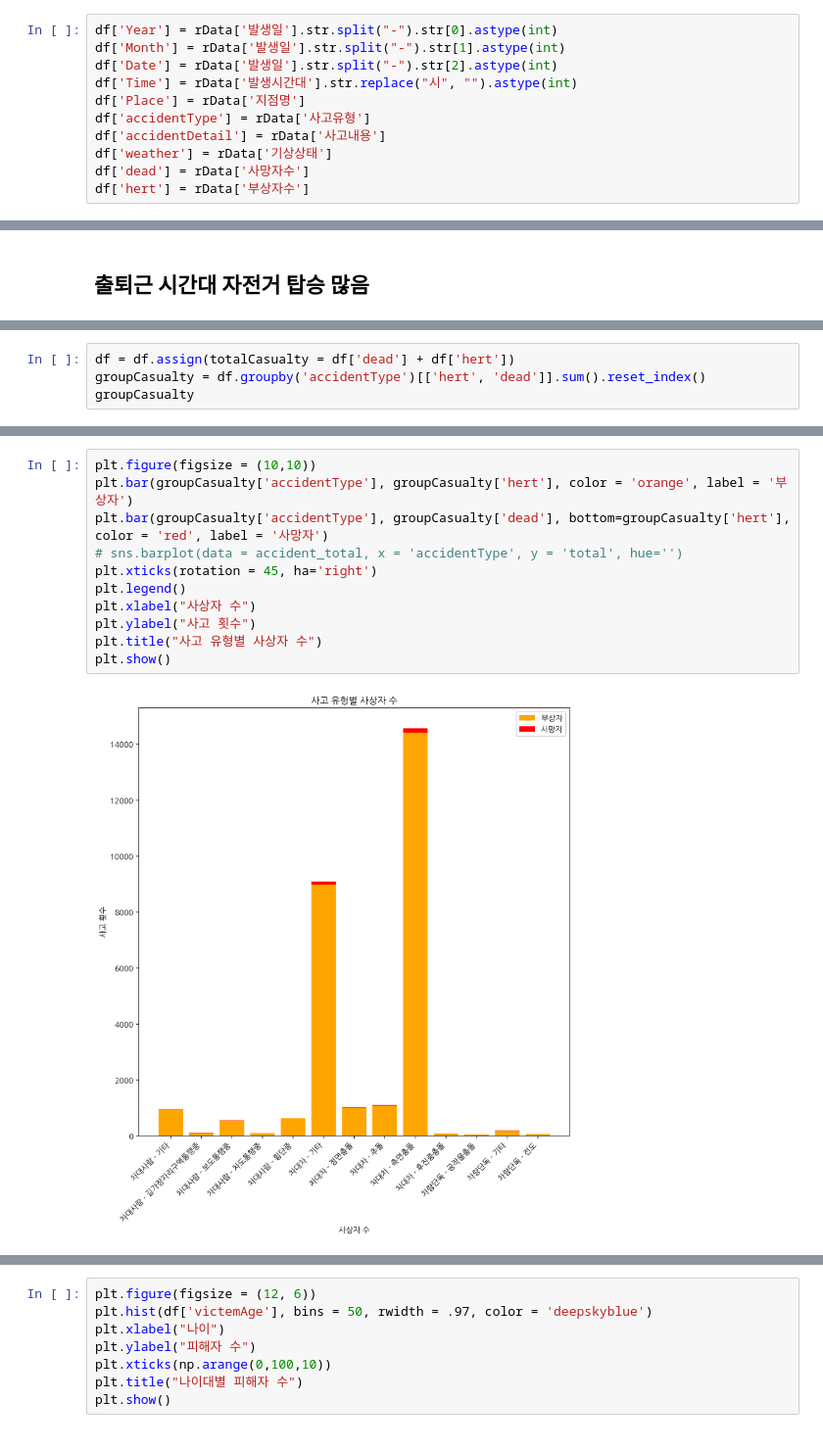
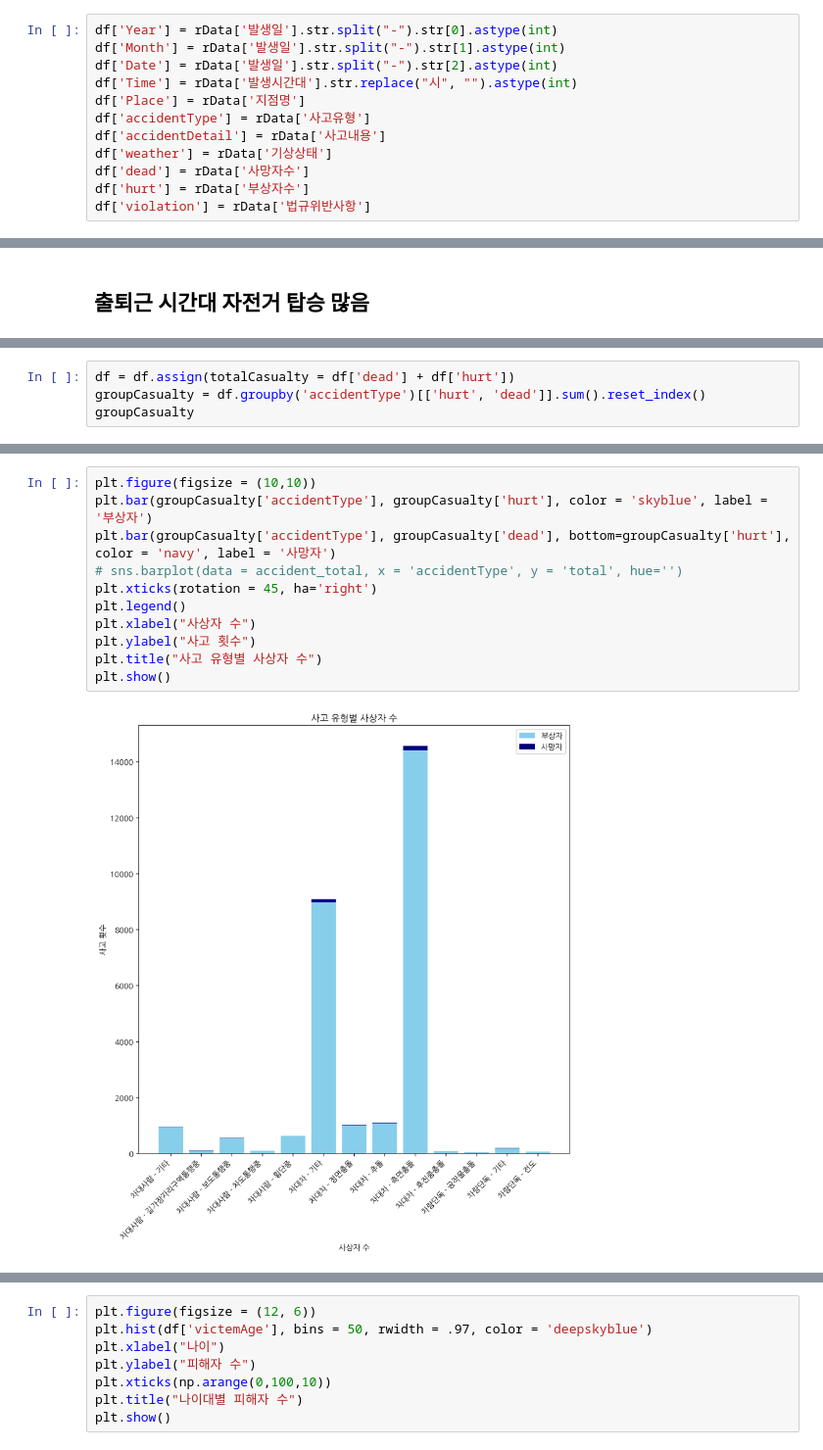
Before and after one commit to yeojeong735/25-BDA-TeamDP, a Jupyter notebook: 25_BDA_BikeCrash_TeamDP.ipynb, the cells around one changed output, grey strips where cells are left out. Shown at 98% size. Saved outputs shown, nothing was run; the diff lists cells and outputs as text.

```diff
--- a/25_BDA_BikeCrash_TeamDP.ipynb
+++ b/25_BDA_BikeCrash_TeamDP.ipynb
@@ -90,7 +90,8 @@ df['accidentType'] = rData['사고유형']
 df['accidentDetail'] = rData['사고내용']
 df['weather'] = rData['기상상태']
 df['dead'] = rData['사망자수']
-df['hert'] = rData['부상자수']
+df['hurt'] = rData['부상자수']
+df['violation'] = rData['법규위반사항']
 # %%
 tempPrepAge = rData['가해자연령'].copy()
 tempPrepAge = tempPrepAge.replace("불명", None)
@@ -185,5 +186,5 @@ plt.show()
 # %%
-df = df.assign(totalCasualty = df['dead'] + df['hert'])
-groupCasualty = df.groupby('accidentType')[['hert', 'dead']].sum().reset_index()
+df = df.assign(totalCasualty = df['dead'] + df['hurt'])
+groupCasualty = df.groupby('accidentType')[['hurt', 'dead']].sum().reset_index()
 groupCasualty
 # %% [output]
@@ -203,15 +204,15 @@ groupCasualty
 | 12 | 차량단독 - 전도 | 69 | 2 |
 # %%
 plt.figure(figsize = (10,10))
-plt.bar(groupCasualty['accidentType'], groupCasualty['hert'], color = 'orange', label = '부상자')
-plt.bar(groupCasualty['accidentType'], groupCasualty['dead'], bottom=groupCasualty['hert'], color = 'red', label = '사망자')
+plt.bar(groupCasualty['accidentType'], groupCasualty['hurt'], color = 'skyblue', label = '부상자')
+plt.bar(groupCasualty['accidentType'], groupCasualty['dead'], bottom=groupCasualty['hurt'], color = 'navy', label = '사망자')
 # sns.barplot(data = accident_total, x = 'accidentType', y = 'total', hue='')
 plt.xticks(rotation = 45, ha='right')
 plt.legend()
 plt.xlabel("사상자 수")
 plt.ylabel("사고 횟수")
 plt.title("사고 유형별 사상자 수")
 plt.show()
 # %% [output]
-[figure, old version]
+[figure, new version]
 # %%
```
Also changed, not shown: parts of 11 cells of this notebook.
